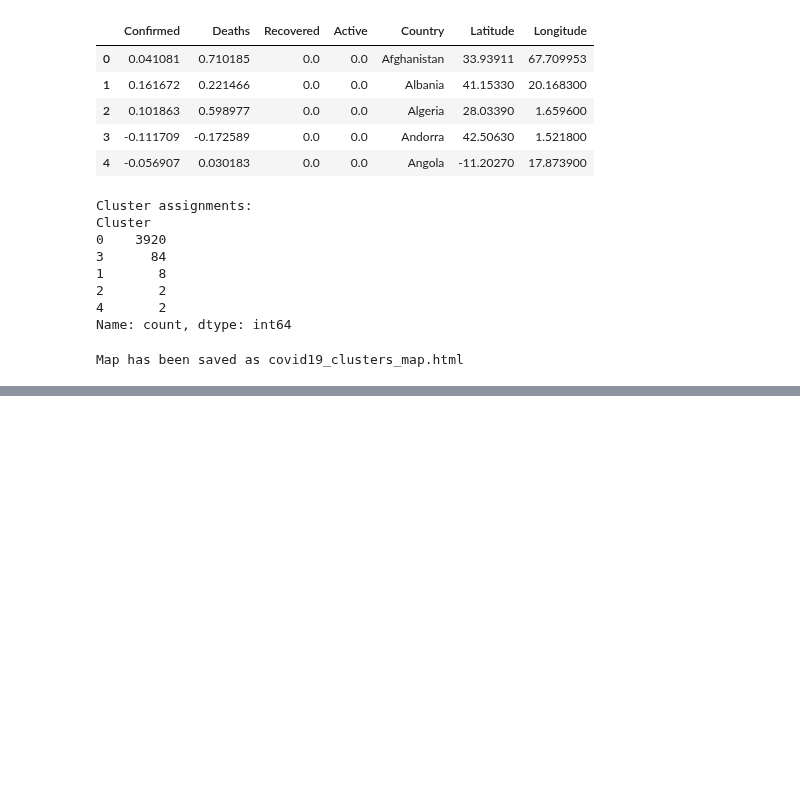
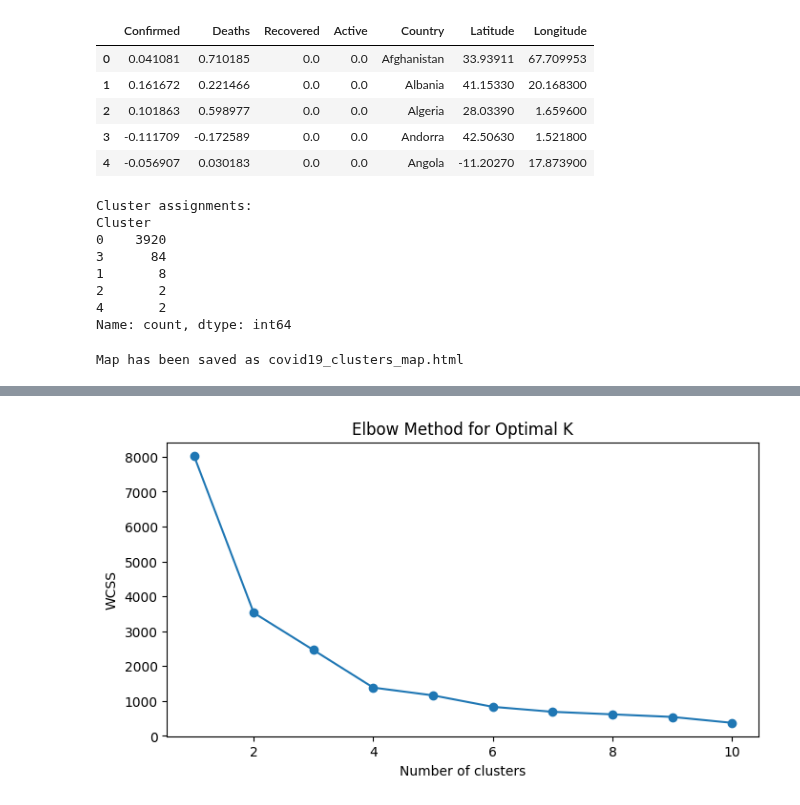
Before and after one commit to sbogde/pandamonium, a Jupyter notebook: dmi_04_covid_01.ipynb, the cells around one changed output, grey strips where cells are left out. Cells and saved outputs as stored; diff of their text form; code cells hidden in the pictures; blank space fills up the shorter version.

```diff
--- a/dmi_04_covid_01.ipynb
+++ b/dmi_04_covid_01.ipynb
@@ -143,0 +158,17 @@ Map has been saved as covid19_clusters_map.html
+# %%
+# Calculate Within-Cluster Sum of Squares (WCSS) for different values of K
+wcss = []
+for i in range(1, 11):
+    kmeans_i = KMeans(n_clusters=i, init='k-means++', random_state=42)
+    kmeans_i.fit(df_scaled[features])
+    wcss.append(kmeans_i.inertia_)
+
+# Plot the Elbow curve
+plt.figure(figsize=(8, 4))
+plt.plot(range(1, 11), wcss, marker='o')
+plt.title('Elbow Method for Optimal K')
+plt.xlabel('Number of clusters')
+plt.ylabel('WCSS')
+plt.show()
+# %% [output]
+[figure, added]
```
Also changed, not shown: parts of 1 cell of this notebook.
